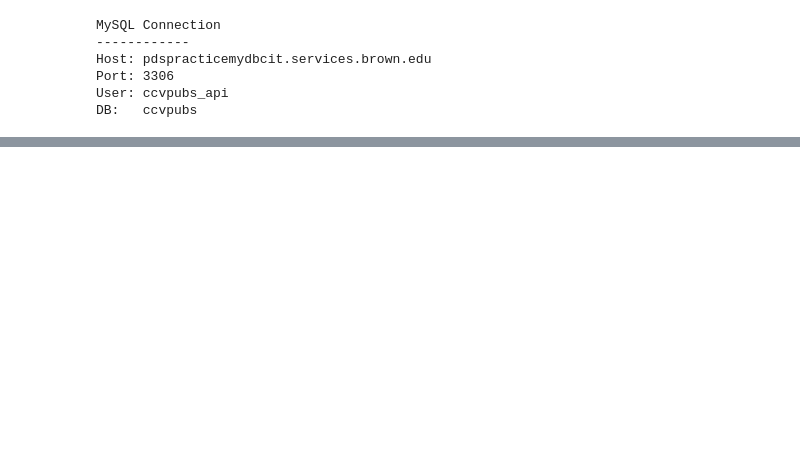
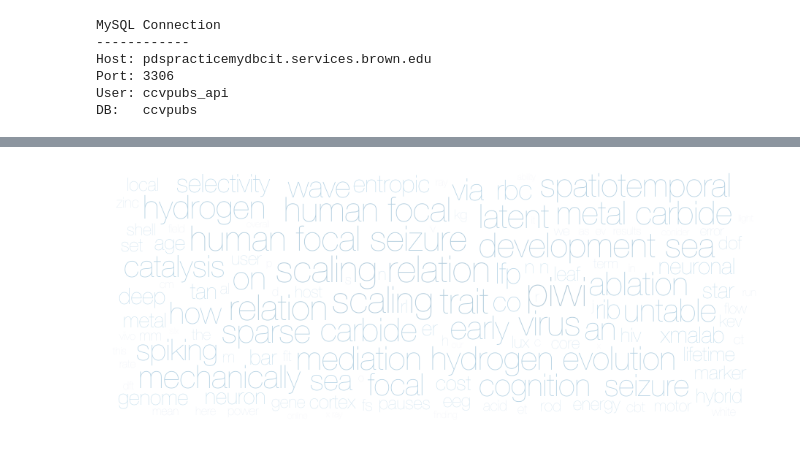
Before and after one commit to brown-ccv/ccv-pubs-frontend, a Jupyter notebook: pubsVisualizations.ipynb, the cells around one changed output, grey strips where cells are left out. Cells and saved outputs as stored; diff of their text form; code cells hidden in the pictures; blank space fills up the shorter version.

```diff
--- a/pubsVisualizations.ipynb
+++ b/pubsVisualizations.ipynb
@@ -108,0 +449,67 @@ spec = vl"""{
+# %%
+
+word_data_json = JSON.json(word_data);
+
+word_cloud_spec = """{
+  "width": 900,
+  "height": 350,
+  "padding": 10,
+  "signals": [
+    {"name": "hoverID", "value": 0}
+  ],
+
+  "data": [
+    {
+      "name": "table",
+      "values": $(word_data_json)
+    }
+  ],
+
+  "scales": [
+    {
+      "name": "color",
+      "type": "log",
+      "domain": {"data": "table", "field": "freq"},
+      "range": {"scheme": "purpleblue"}
+    }
+  ],
+
+  "marks": [
+    {
+      "type": "text",
+      "from": {"data": "table"},
+      "encode": {
+        "enter": {
+          "text": {"field": "abstract"},
+          "align": {"value": "center"},
+          "baseline": {"value": "alphabetic"},
+          "fill": {"scale": "color", "field": "freq"}
+        },
+        "update": {
+          "fillOpacity": [
+            {"test": "indexof(datum.pubs, hoverID) > 0", "value": 1.0},
+            {"value": 0.3}
+          ]
+        },
+        "hover": {
+          "fillOpacity": {"value": 1.0}
+        }
+      },
+      "transform": [
+        {
+          "type": "wordcloud",
+          "size": [{"signal": "width"}, {"signal": "height"}],
+          "text": {"field": "text"},
+          "font": "Helvetica Neue, Arial",
+          "fontSize": {"field": "datum.freq"},
+          "fontSizeRange": [12, 56],
+          "padding": 2
+        }
+      ]
+    }
+  ]
+}"""
+
+VegaLite.VGSpec(JSON.parse(word_cloud_spec))
+# %% [output]
+[figure, added]
```
Also changed, not shown: parts of 14 cells of this notebook.
